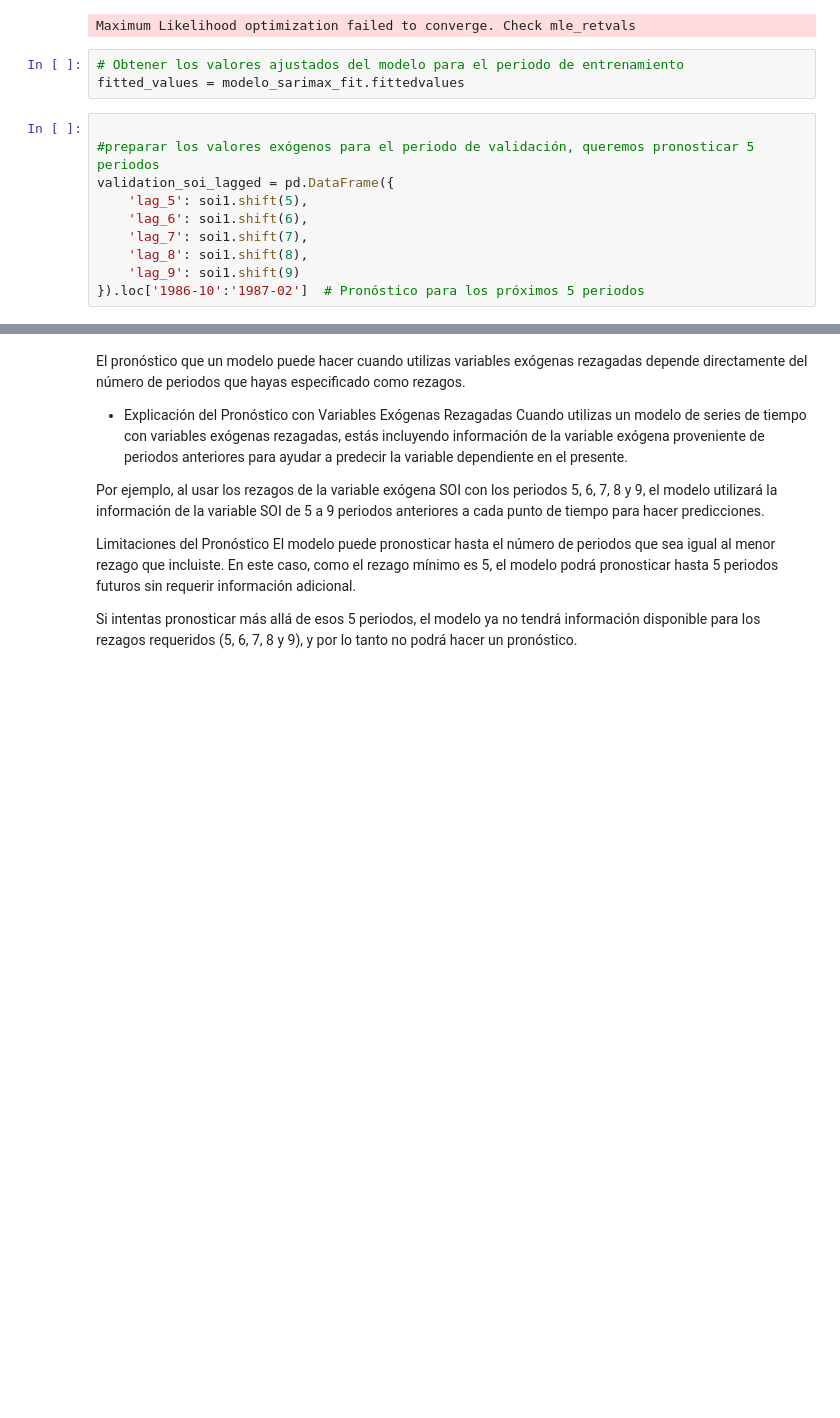
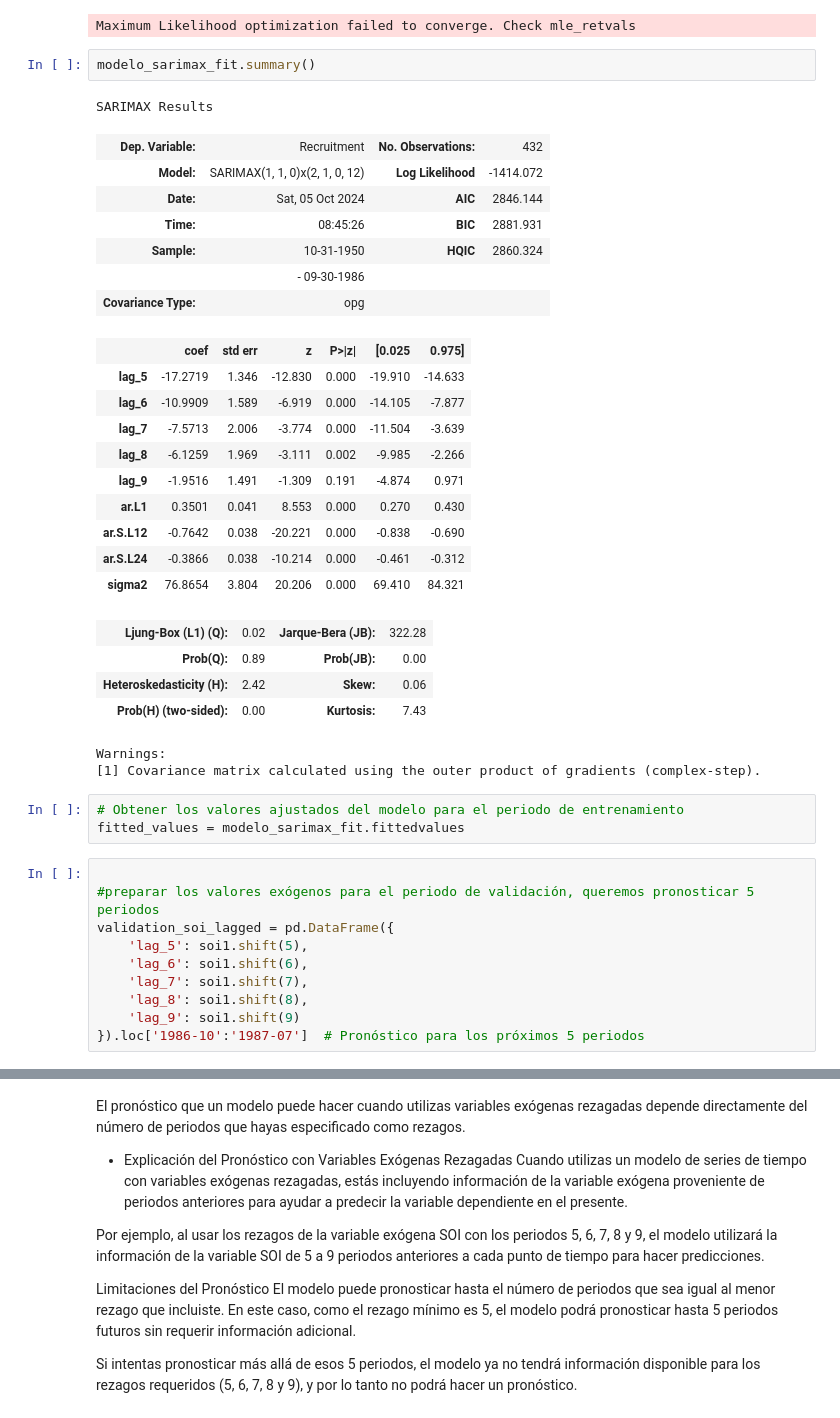
Before and after one commit to Wilsonsr/Series-de-Tiempo, a Jupyter notebook: CUADERNOS/sarimax_soi_rec.ipynb, the cells around one changed output, grey strips where cells are left out. Cells and saved outputs as stored; diff of their text form; blank space fills up the shorter version.

```diff
--- a/CUADERNOS/sarimax_soi_rec.ipynb
+++ b/CUADERNOS/sarimax_soi_rec.ipynb
@@ -904,6 +926,33 @@ modelo_sarimax = SARIMAX(train_rec1_aligned, order=(1, 1, 0), seasonal_order=(2,
 modelo_sarimax_fit = modelo_sarimax.fit()
 # %% [output]
 Maximum Likelihood optimization failed to converge. Check mle_retvals
+# %%
+modelo_sarimax_fit.summary()
+# %% [output]
+SARIMAX Results
+| Dep. Variable: | Recruitment | No. Observations: | 432 |
+| Model: | SARIMAX(1, 1, 0)x(2, 1, 0, 12) | Log Likelihood | -1414.072 |
+| Date: | Sat, 05 Oct 2024 | AIC | 2846.144 |
+| Time: | 08:45:26 | BIC | 2881.931 |
+| Sample: | 10-31-1950 | HQIC | 2860.324 |
+|  | - 09-30-1986 |  |  |
+| Covariance Type: | opg |  |  |
+|  | coef | std err | z | P>|z| | [0.025 | 0.975] |
+| lag_5 | -17.2719 | 1.346 | -12.830 | 0.000 | -19.910 | -14.633 |
+| lag_6 | -10.9909 | 1.589 | -6.919 | 0.000 | -14.105 | -7.877 |
+| lag_7 | -7.5713 | 2.006 | -3.774 | 0.000 | -11.504 | -3.639 |
+| lag_8 | -6.1259 | 1.969 | -3.111 | 0.002 | -9.985 | -2.266 |
+| lag_9 | -1.9516 | 1.491 | -1.309 | 0.191 | -4.874 | 0.971 |
+| ar.L1 | 0.3501 | 0.041 | 8.553 | 0.000 | 0.270 | 0.430 |
+| ar.S.L12 | -0.7642 | 0.038 | -20.221 | 0.000 | -0.838 | -0.690 |
+| ar.S.L24 | -0.3866 | 0.038 | -10.214 | 0.000 | -0.461 | -0.312 |
+| sigma2 | 76.8654 | 3.804 | 20.206 | 0.000 | 69.410 | 84.321 |
+| Ljung-Box (L1) (Q): | 0.02 | Jarque-Bera (JB): | 322.28 |
+| Prob(Q): | 0.89 | Prob(JB): | 0.00 |
+| Heteroskedasticity (H): | 2.42 | Skew: | 0.06 |
+| Prob(H) (two-sided): | 0.00 | Kurtosis: | 7.43 |
+Warnings:
+[1] Covariance matrix calculated using the outer product of gradients (complex-step).
 # %%
 # Obtener los valores ajustados del modelo para el periodo de entrenamiento
 fitted_values = modelo_sarimax_fit.fittedvalues
@@ -916,7 +965,7 @@ validation_soi_lagged = pd.DataFrame({
     'lag_7': soi1.shift(7),
     'lag_8': soi1.shift(8),
     'lag_9': soi1.shift(9)
-}).loc['1986-10':'1987-02']  # Pronóstico para los próximos 5 periodos
+}).loc['1986-10':'1987-07']  # Pronóstico para los próximos 5 periodos
 # %%
 
 # Verificar que las filas y columnas correctas y que no hay valores NaN
```
Also changed, not shown: parts of 12 cells of this notebook.
